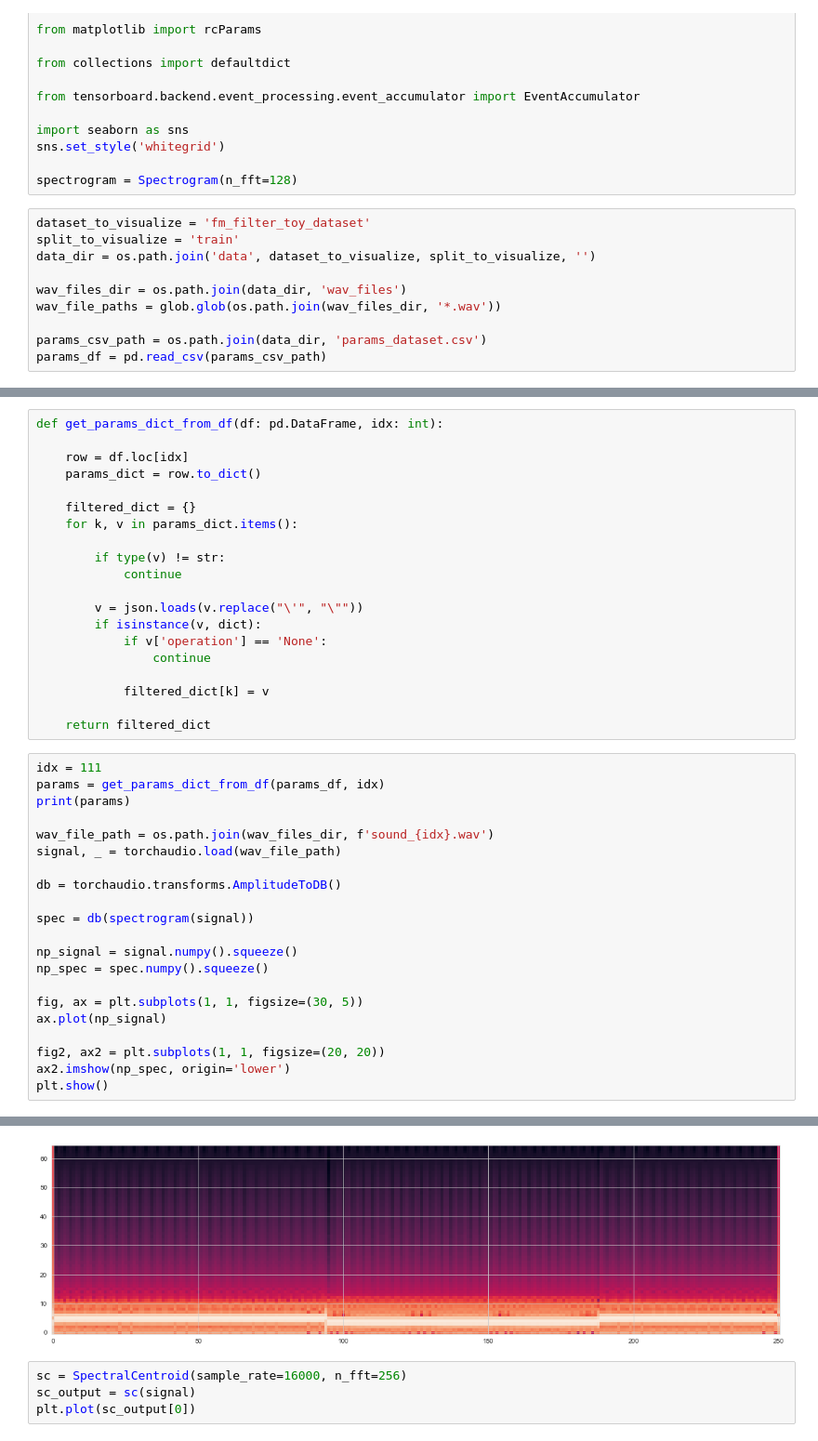
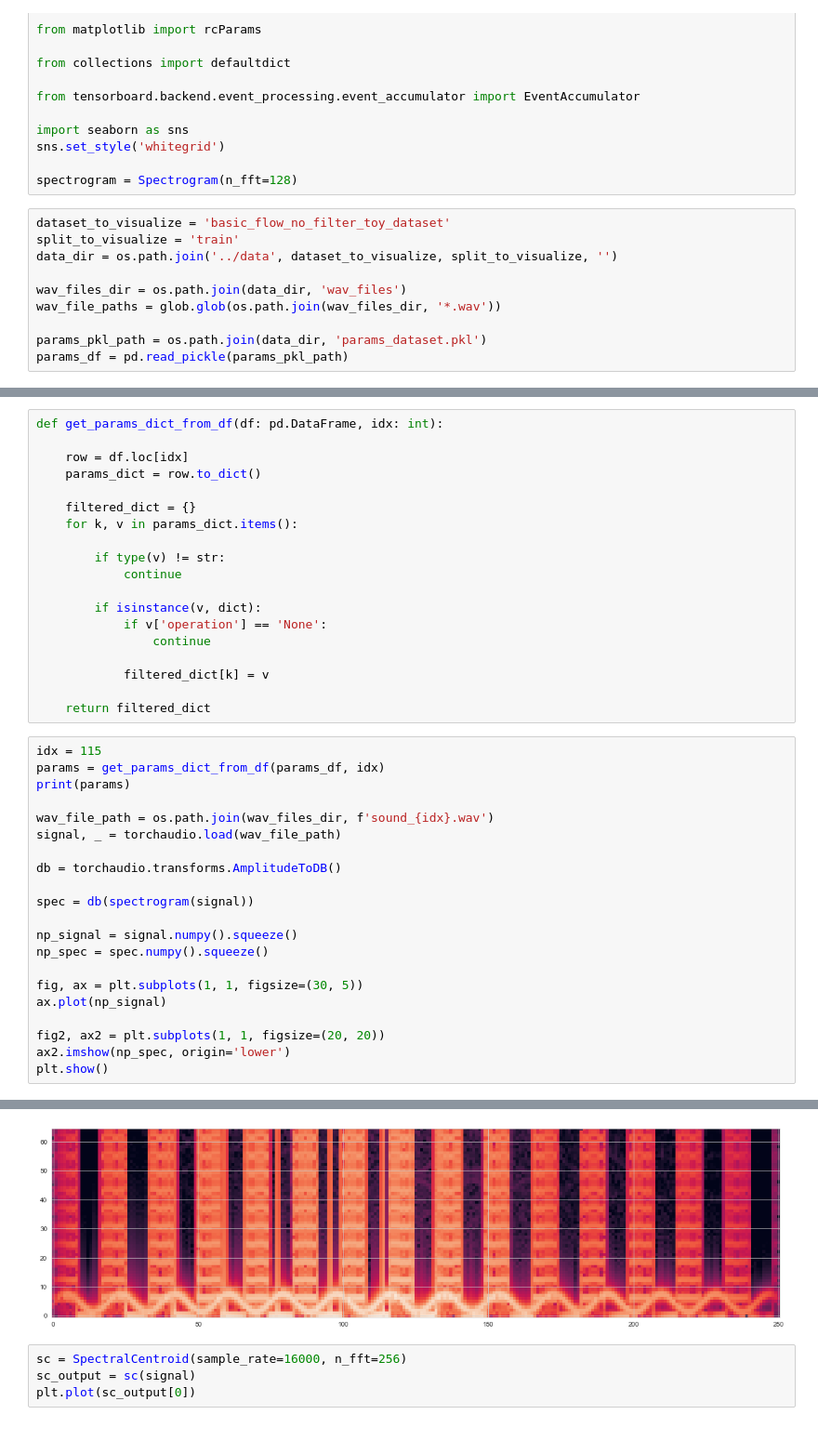
Before and after one commit to aisynth/diffmoog, a Jupyter notebook: visualization_notebooks/visualize_data.ipynb, the cells around one changed output, grey strips where cells are left out. Shown at 93% size. Cells and saved outputs as stored; diff of their text form.

```diff
--- a/visualization_notebooks/visualize_data.ipynb
+++ b/visualization_notebooks/visualize_data.ipynb
@@ -27,12 +27,12 @@ sns.set_style('whitegrid')
 
 spectrogram = Spectrogram(n_fft=128)
 # %%
-dataset_to_visualize = 'fm_filter_toy_dataset'
+dataset_to_visualize = 'basic_flow_no_filter_toy_dataset'
 split_to_visualize = 'train'
-data_dir = os.path.join('data', dataset_to_visualize, split_to_visualize, '')
+data_dir = os.path.join('../data', dataset_to_visualize, split_to_visualize, '')
 
 wav_files_dir = os.path.join(data_dir, 'wav_files')
 wav_file_paths = glob.glob(os.path.join(wav_files_dir, '*.wav'))
 
-params_csv_path = os.path.join(data_dir, 'params_dataset.csv')
-params_df = pd.read_csv(params_csv_path)
+params_pkl_path = os.path.join(data_dir, 'params_dataset.pkl')
+params_df = pd.read_pickle(params_pkl_path)
@@ -50,7 +48,6 @@ def get_params_dict_from_df(df: pd.DataFrame, idx: int):
         if type(v) != str:
             continue
 
-        v = json.loads(v.replace("\'", "\""))
         if isinstance(v, dict):
             if v['operation'] == 'None':
                 continue
@@ -59,7 +56,7 @@ def get_params_dict_from_df(df: pd.DataFrame, idx: int):
 
     return filtered_dict
 # %%
-idx = 111
+idx = 115
 params = get_params_dict_from_df(params_df, idx)
 print(params)
 
@@ -85,4 +82,4 @@ plt.show()
-[figure, old version]
+[figure, new version]
 # %%
 sc = SpectralCentroid(sample_rate=16000, n_fft=256)
 sc_output = sc(signal)
```
Also changed, not shown: parts of 2 cells of this notebook, 6 other files.
